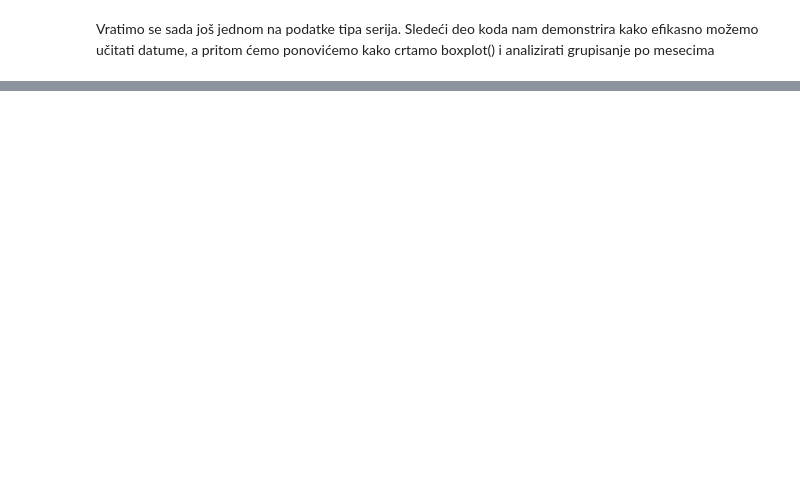
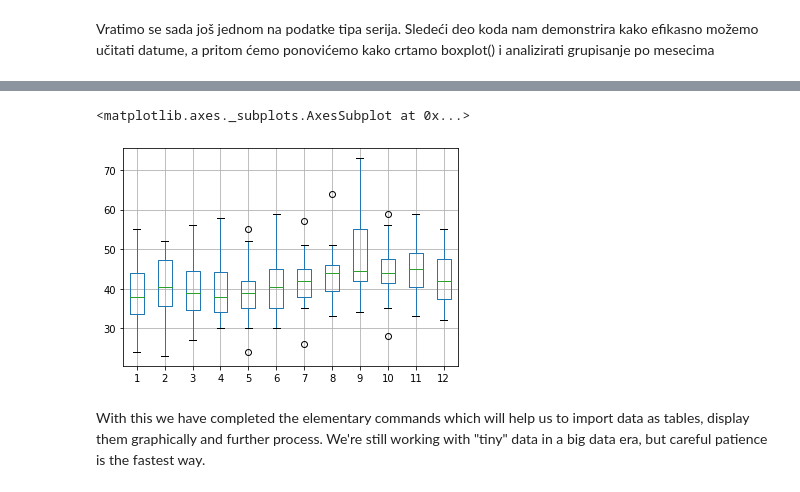
Before and after one commit to love-bees/dataHacker, a Jupyter notebook: 09_SERIESDF.ipynb, the cells around one changed output, grey strips where cells are left out. Drawn from its saved outputs; the diff is of its cells as text; code cells hidden in the pictures; blank space fills up the shorter version.

```diff
--- a/09_SERIESDF.ipynb
+++ b/09_SERIESDF.ipynb
@@ -409,0 +347,18 @@ Sa ovim smo kompletirali osnovne naredbe koje će nam pomoći da učitavamo poda
+# %%
+# another interesting example of graphic visualization is the boxplot()
+# for consistency, we will repeat the whole code needed to acheive this
+from pandas import Series
+from pandas import DataFrame
+from pandas import Grouper
+from pandas import read_csv
+from pandas import concat
+from matplotlib import pyplot
+
+# the function groupby in this case will take the parameter 'M' for frequency
+# which means that we want to group our data by months
+
+series = read_csv('daily-total-female-births-CA.csv', header = 0, index_col = 0, parse_dates = [0], squeeze = True)
+groups = series.groupby(Grouper(freq='M'))
+groups.groups
+
+# Grouping is done in the following way:
@@ -409,0 +425,12 @@ Sa ovim smo kompletirali osnovne naredbe koje će nam pomoći da učitavamo poda
+# %%
+months = DataFrame() # months is a DataFrame which will have 31 rows and 12 columns
+
+months = concat([DataFrame(g[1].values) for g in groups], axis = 1)
+
+months.columns = [g[0] for g in groups]
+# it can seem logical to name the DataFrame months columns which each group has
+# g[0] contains the name of every group, and it's actually the last day in that month
+print(months)
+# notice that when a months has less than 31 days, then the values which are missing are fileld ith NaN
+
+months.boxplot()
@@ -409,0 +457,14 @@ Sa ovim smo kompletirali osnovne naredbe koje će nam pomoći da učitavamo poda
+# %%
+# in the previous graph we can see that the names of the months aren't clear
+# let's do the following
+
+import numpy as np
+months.columns = np.arange(1,13)
+# %%
+# now the axis is set to numbers 1 - january, 2 - february etc.
+months.boxplot()
+# %% [output]
+<matplotlib.axes._subplots.AxesSubplot at 0x...>
+[figure, added]
+# %% [markdown]
+With this we have completed the elementary commands which will help us to import data as tables, display them graphically and further process. We're still working with "tiny" data in a big data era, but careful patience is the fastest way.
```
Also changed, not shown: parts of 41 cells of this notebook.
